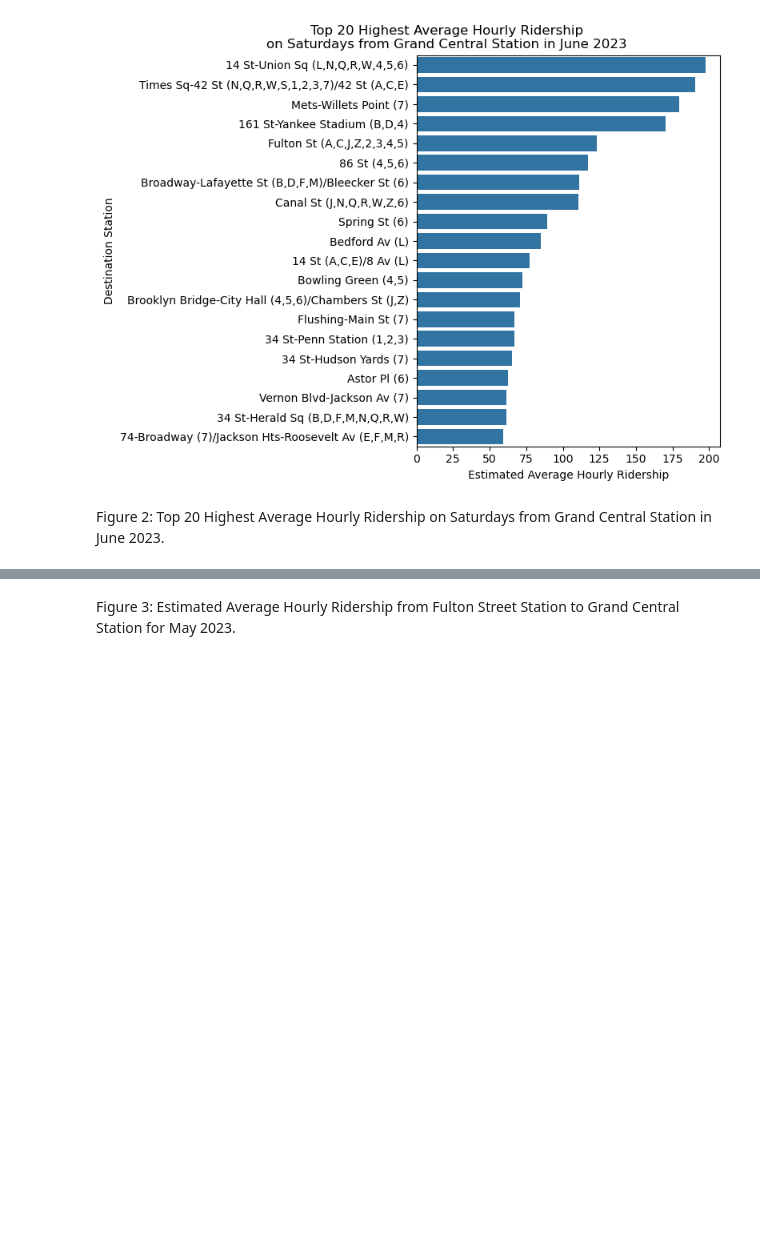
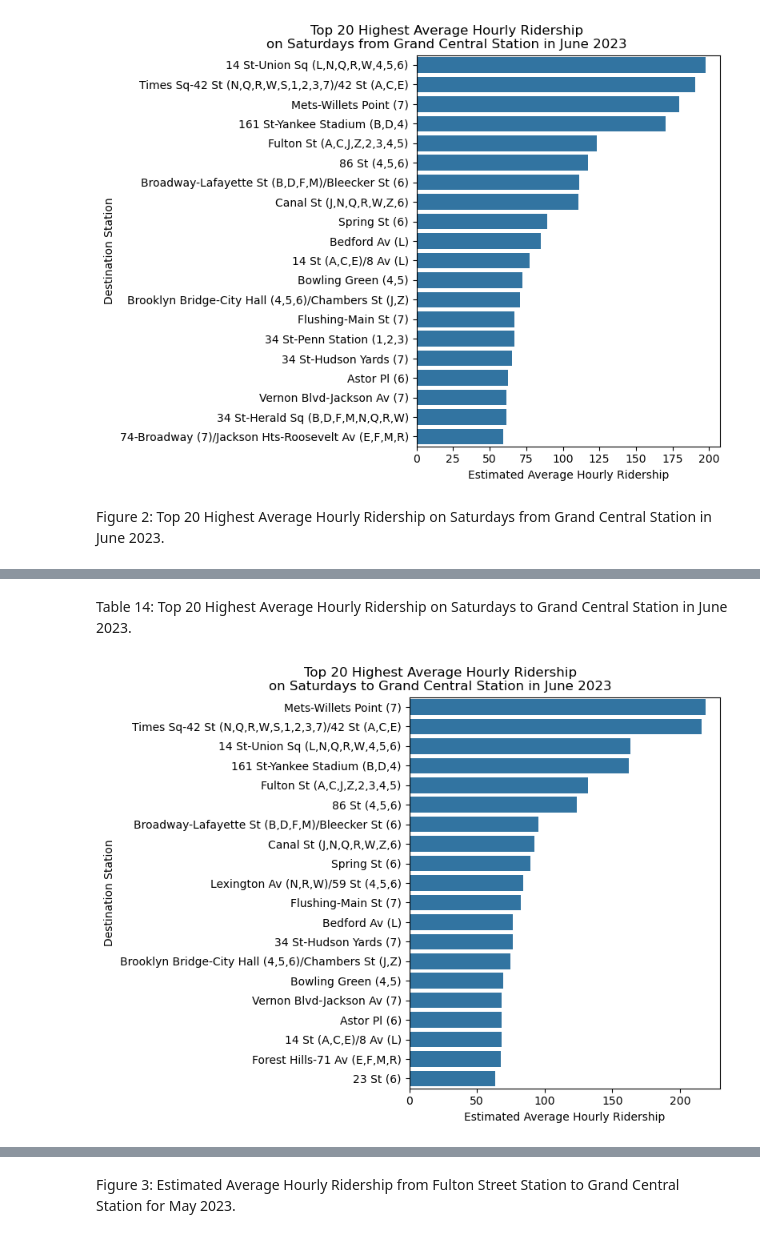
Before and after one commit to mebauer/mta-data, a Jupyter notebook: subway-trips.ipynb, the cells around one changed output, grey strips where cells are left out. Saved outputs shown, nothing was run; the diff lists cells and outputs as text; code cells hidden in the pictures; blank space fills up the shorter version.

```diff
--- a/subway-trips.ipynb
+++ b/subway-trips.ipynb
@@ -426,3 +670,22 @@ plt.savefig('figures/grand-central-origins.png', dpi=200, bbox_inches='tight')
 [figure]
 # %% [markdown]
 Figure 2: Top 20 Highest Average Hourly Ridership on Saturdays from Grand Central Station in June 2023.
+# %%
+grand_central_destination = con.sql("""
+    SELECT
+        DISTINCT ON (origin_station_complex_name)
+        origin_station_complex_name,
+        destination_station_complex_name,
+        estimated_average_ridership,
+        month,
+        day_of_week,
+        hour_of_day
+    FROM trips
+    WHERE destination_station_complex_name = 'Grand Central-42 St (S,4,5,6,7)'
+        AND day_of_week = 'Saturday'
+        AND month = '6'
+    ORDER BY estimated_average_ridership DESC
+    LIMIT 20
+""").df()
+
+grand_central_destination
@@ -428,0 +710,24 @@ Figure 2: Top 20 Highest Average Hourly Ridership on Saturdays from Grand Centra
+# %% [markdown]
+Table 14: Top 20 Highest Average Hourly Ridership on Saturdays to Grand Central Station in June 2023.
+# %%
+fig, ax = plt.subplots(figsize=(8, 6))
+
+sns.barplot(
+    data=grand_central_destination,
+    y='origin_station_complex_name',
+    x='estimated_average_ridership',
+    color='C0',
+    ax=ax
+)
+
+plt.title(
+    'Top 20 Highest Average Hourly Ridership\non Saturdays to Grand Central Station in June 2023',
+    fontsize=12, x=.1
+)
+plt.xlabel('Estimated Average Hourly Ridership')
+plt.ylabel('Destination Station')
+
+plt.tight_layout()
+plt.savefig('figures/grand-central-destination-saturday-june.png', dpi=200, bbox_inches='tight')
+# %% [output]
+[figure, added]
```
Also changed, not shown: parts of 32 cells of this notebook, 6 other files.
